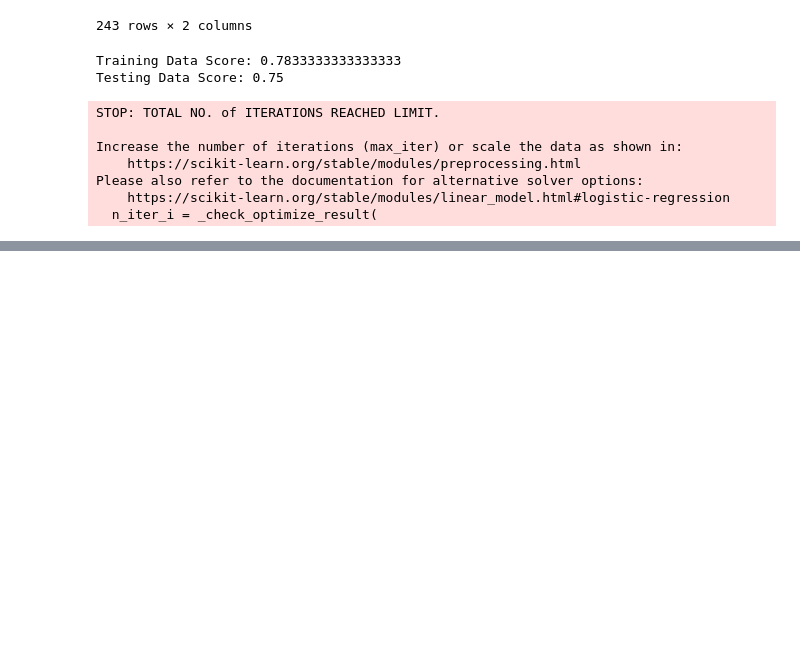
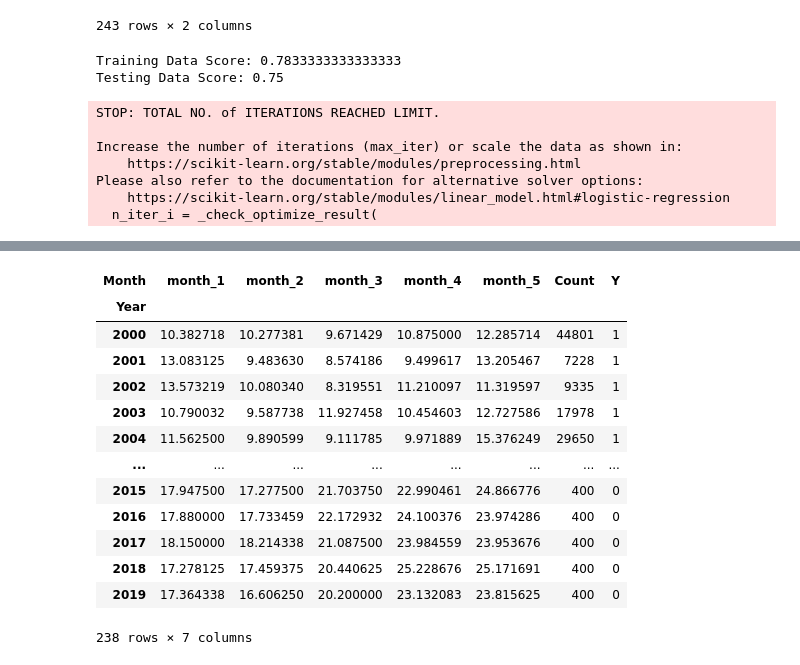
Before and after one commit to kldudzinsky/Monarch_Climate_Project, a Jupyter notebook: machineL.ipynb, the cells around one changed output, grey strips where cells are left out. Saved outputs shown, nothing was run; the diff lists cells and outputs as text; code cells hidden in the pictures; blank space fills up the shorter version.

```diff
--- a/machineL.ipynb
+++ b/machineL.ipynb
@@ -369,12 +369,12 @@ southern_false_data=southern_false_data.rename(columns={'bad_count':'Count','N':
 northern_false_data=northern_false_data.rename(columns={'bad_count':'Count','N':'Y'})
 # %%
 #drop N and bad_count
-#northern_all_season=northern_all_season.drop(columns=['bad_count'])
-#central_all_season=central_all_season.drop(columns=['bad_count'])
+northern_all_season=northern_all_season.drop(columns=['bad_count'])
+central_all_season=central_all_season.drop(columns=['bad_count'])
 southern_all_seasson=southern_all_seasson.drop(columns=['bad_count'])
 # %%
-#northern_all_season=northern_all_season.drop(columns=['N'])
-#central_all_season=central_all_season.drop(columns=['N'])
+northern_all_season=northern_all_season.drop(columns=['N'])
+central_all_season=central_all_season.drop(columns=['N'])
 southern_all_seasson=southern_all_seasson.drop(columns=['N'])
 # %%
 #concat true and false data
@@ -462,3 +462,24 @@ Increase the number of iterations (max_iter) or scale the data as shown in:
 Please also refer to the documentation for alternative solver options:
     https://scikit-learn.org/stable/modules/linear_model.html#logistic-regression
   n_iter_i = _check_optimize_result(
+# %%
+#combine all into one
+California1=pd.concat([northern_all_data,central_all_data])
+California_all=pd.concat([California1,southern_all_data])
+# %%
+California_all
+# %% [output]
+| Month | month_1 | month_2 | month_3 | month_4 | month_5 | Count | Y |
+| Year |  |  |  |  |  |  |  |
+| 2000 | 10.382718 | 10.277381 | 9.671429 | 10.875000 | 12.285714 | 44801 | 1 |
+| 2001 | 13.083125 | 9.483630 | 8.574186 | 9.499617 | 13.205467 | 7228 | 1 |
+| 2002 | 13.573219 | 10.080340 | 8.319551 | 11.210097 | 11.319597 | 9335 | 1 |
+| 2003 | 10.790032 | 9.587738 | 11.927458 | 10.454603 | 12.727586 | 17978 | 1 |
+| 2004 | 11.562500 | 9.890599 | 9.111785 | 9.971889 | 15.376249 | 29650 | 1 |
+| ... | ... | ... | ... | ... | ... | ... | ... |
+| 2015 | 17.947500 | 17.277500 | 21.703750 | 22.990461 | 24.866776 | 400 | 0 |
+| 2016 | 17.880000 | 17.733459 | 22.172932 | 24.100376 | 23.974286 | 400 | 0 |
+| 2017 | 18.150000 | 18.214338 | 21.087500 | 23.984559 | 23.953676 | 400 | 0 |
+| 2018 | 17.278125 | 17.459375 | 20.440625 | 25.228676 | 25.171691 | 400 | 0 |
+| 2019 | 17.364338 | 16.606250 | 20.200000 | 23.132083 | 23.815625 | 400 | 0 |
+238 rows × 7 columns
```
Also changed, not shown: parts of 4 cells of this notebook, 1 other file.
